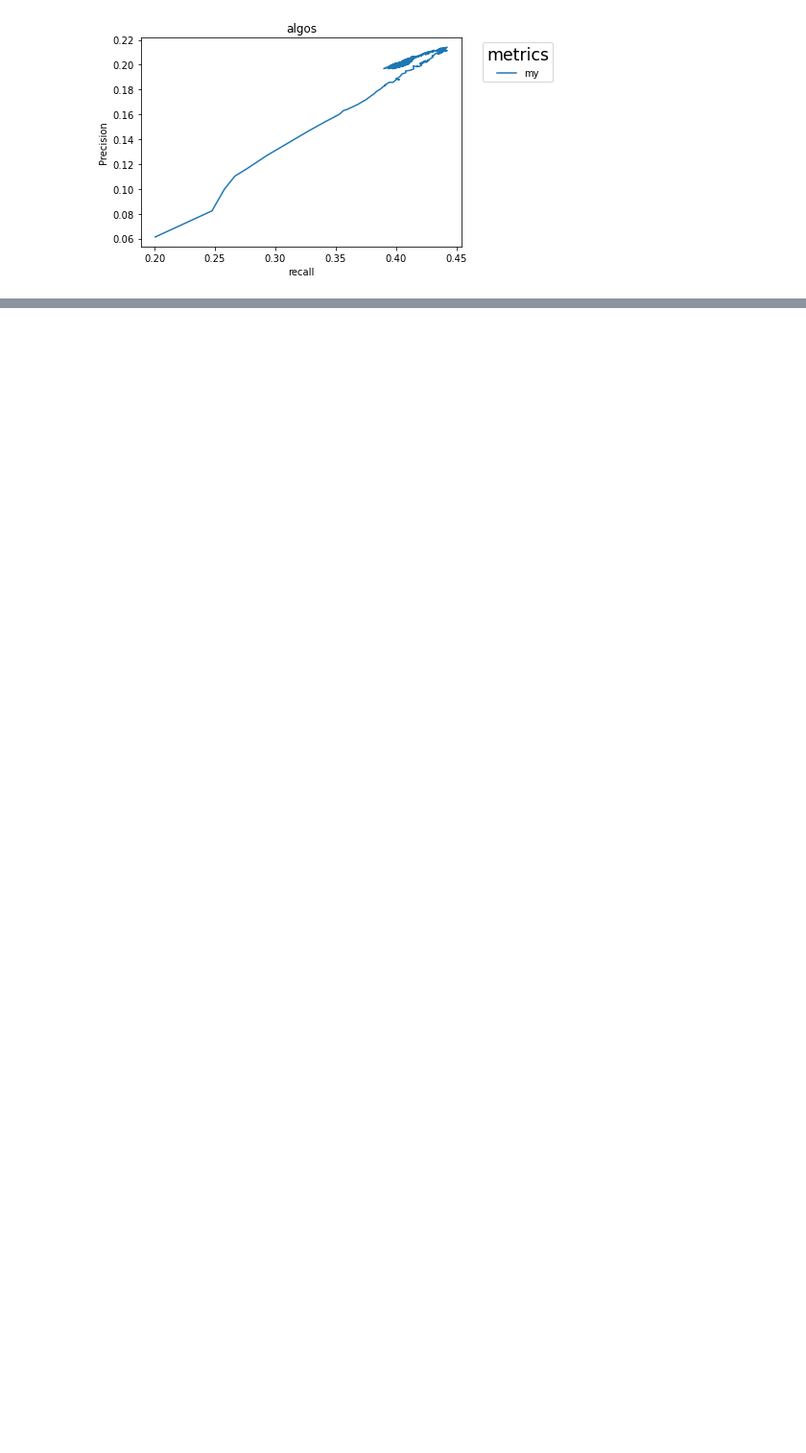
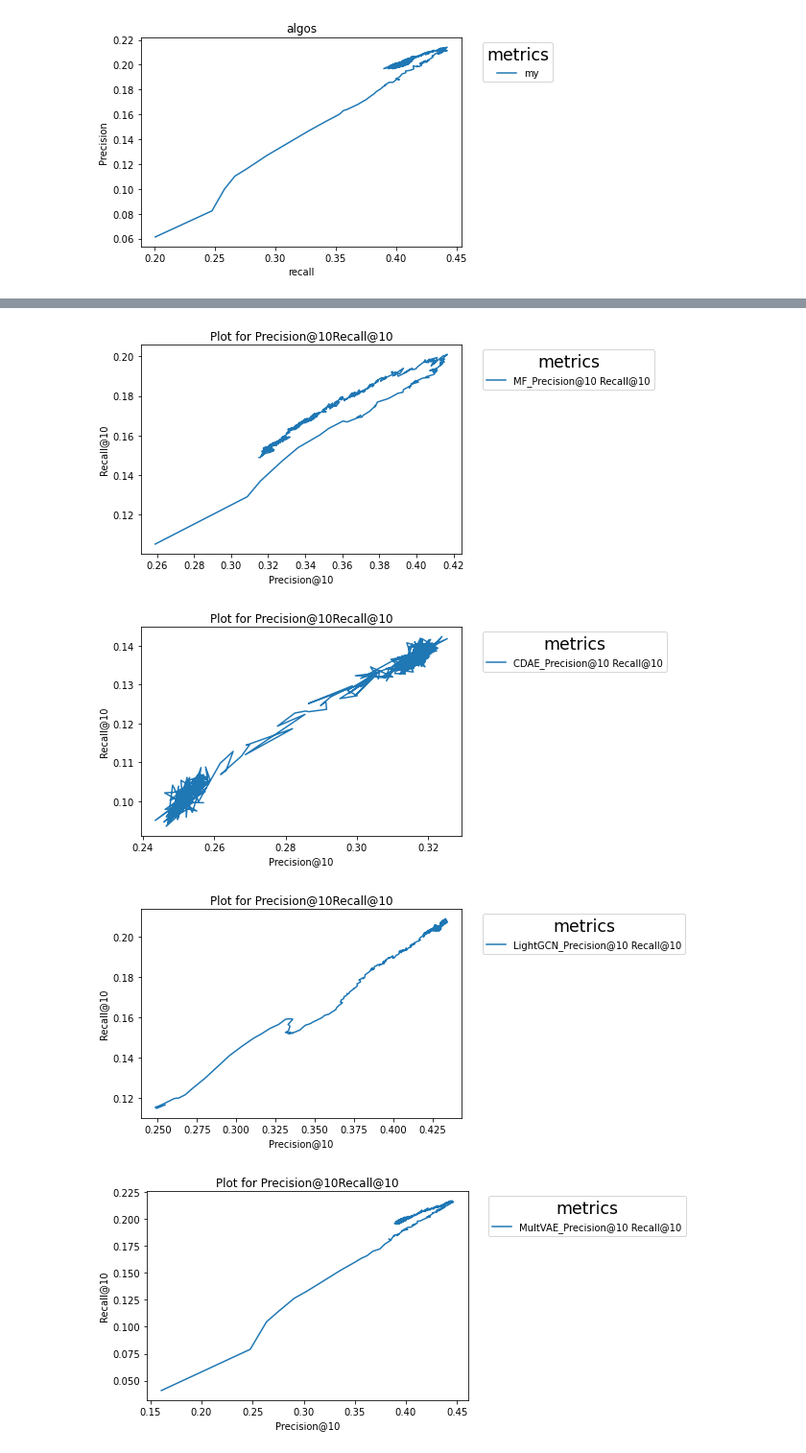
Before and after one commit to PavelA85/NeuRec, a Jupyter notebook: main.py.ipynb, the cells around one changed output, grey strips where cells are left out. Shown at 96% size. Drawn from its saved outputs; the diff is of its cells as text; code cells hidden in the pictures; blank space fills up the shorter version.

```diff
--- a/main.py.ipynb
+++ b/main.py.ipynb
@@ -267,0 +314,30 @@ with open(os.path.join(path, datetime.now().strftime('%Y%m%d%H%M%S') + 'results.
+# %%
+prmetrics = [
+    ['Precision@10', 'Recall@10'],
+    ['Precision@20', 'Recall@20'],
+]
+path= r'C:\Projects\NeuRec\results\_pr'
+
+for metric in prmetrics:
+    title = 'Plot for ' + metric[0] + metric[1]
+    for index, result in enumerate(results):
+        #if index == 3:
+            #break
+        algorithm, val = next(iter(result.items()))
+        #print(algorithm + metric + str(len(val['Precision@10'])))
+        label = algorithm + '_' + metric[0] +' ' + metric[1]
+        plt.plot(val[metric[0]], val[metric[1]], label=label)
+        plt.xlabel(metric[0])
+        plt.ylabel(metric[1])
+        plt.title(title)
+        plt.legend(bbox_to_anchor=(1.05, 1), loc='upper left', title='metrics', title_fontsize='xx-large')
+        fig = plt.gcf()
+        if len(path) > 0:
+            fig.savefig(os.path.join(path, datetime.now().strftime('%Y%m%d%H%M%S') + '_' + title + '.png'),
+                            bbox_inches='tight')
+        plt.show()
+# %% [output]
+[figure, added]
+[figure, added]
+[figure, added]
+[figure, added]
```
Also changed, not shown: parts of 9 cells of this notebook, 2 other files.
